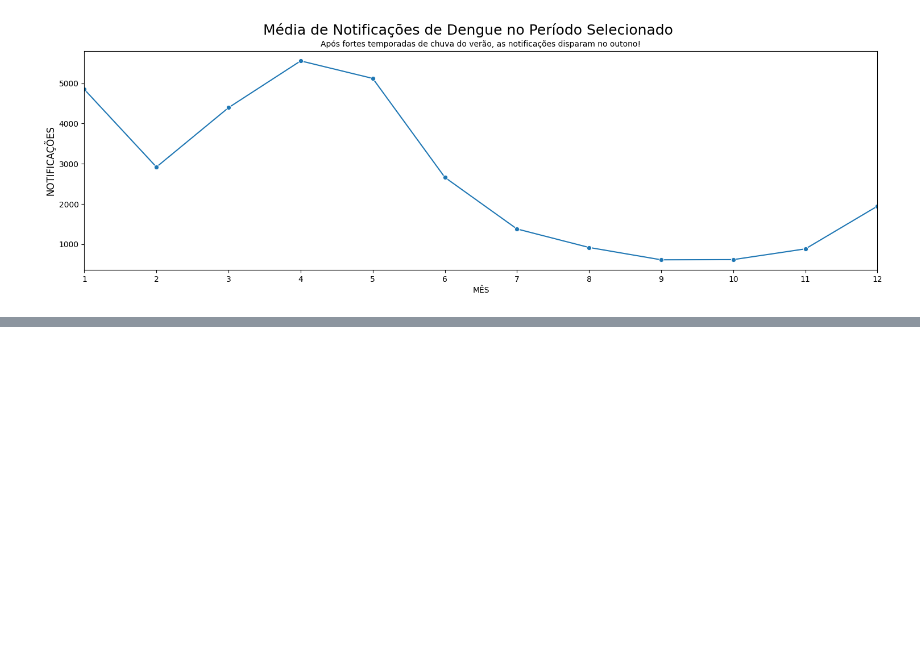
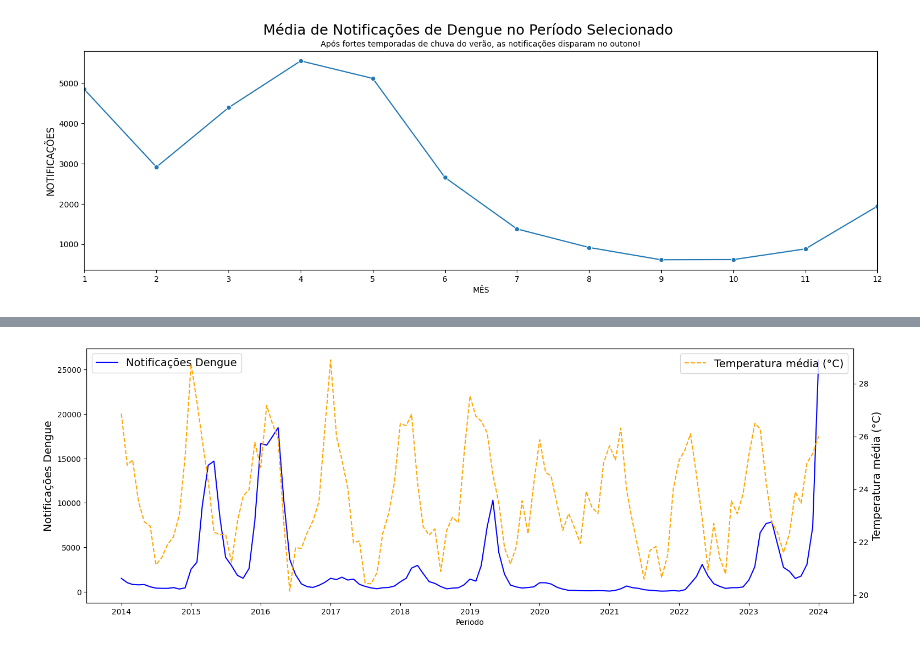
Before and after one commit to jeantorre/projeto_aplicado_MBA, a Jupyter notebook: previsao_dengue_rj.ipynb, the cells around one changed output, grey strips where cells are left out. Cells and saved outputs as stored; diff of their text form; code cells hidden in the pictures; blank space fills up the shorter version.

```diff
--- a/previsao_dengue_rj.ipynb
+++ b/previsao_dengue_rj.ipynb
@@ -531,0 +555,17 @@ ax.set_ylabel('Temperatura', fontsize = 12);
+# %%
+fig, ax = plt.subplots(figsize = (18, 6))
+ax = sns.lineplot(data = df_completo, x = 'Periodo', y = 'Quantidade de Notificações de Dengue', color = 'b')
+ax.set_ylabel('Notificações Dengue')
+ax.legend(['Notificações Dengue'], loc="upper left", fontsize = 14)
+ax.yaxis.label.set_fontsize(14)
+
+ax2 = ax.twinx()
+ax = sns.lineplot(data = df_completo, x = 'Periodo', y = 'TEMPERATURA MEDIA, MEDIA MENSAL (°C)', ax = ax2, color = 'orange',
+                  linestyle = 'dashed')
+ax2.set_ylabel('Temperatura média (°C)')
+ax2.legend(['Temperatura média (°C)'], loc="upper right", fontsize = 14)
+ax2.yaxis.label.set_fontsize(14)
+
+plt.show()
+# %% [output]
+[figure, added]
```
Also changed, not shown: parts of 19 cells of this notebook.
